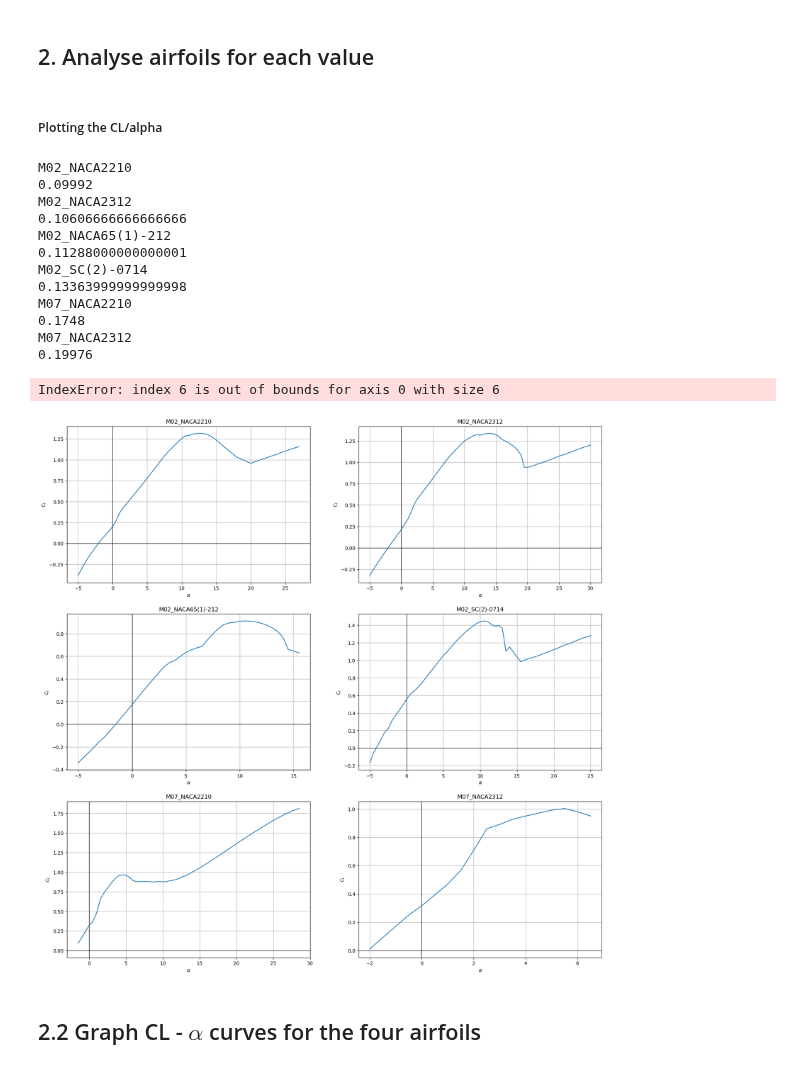
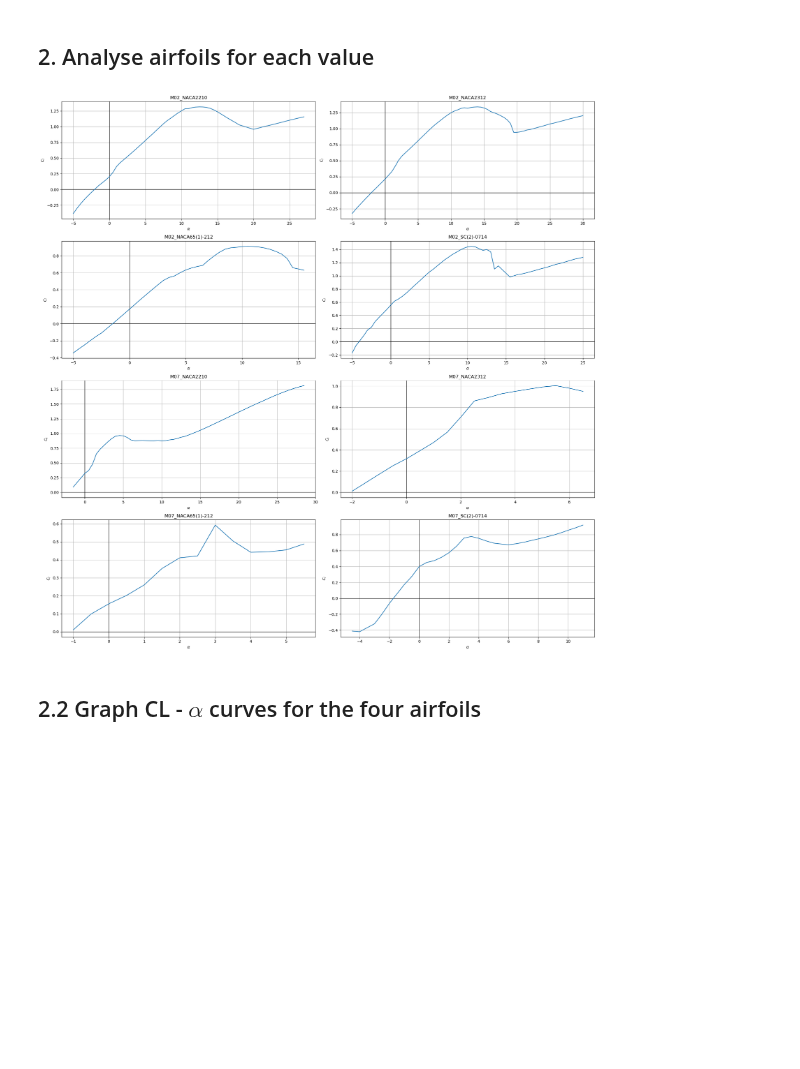
Before and after one commit to federicoangioni/AE2111-I-Aerospace-System-Design, a Jupyter notebook: WP1.1/data_analysis.ipynb, the cells around one changed output. Saved outputs shown, nothing was run; the diff lists cells and outputs as text; code cells hidden in the pictures; blank space fills up the shorter version.

```diff
--- a/WP1.1/data_analysis.ipynb
+++ b/WP1.1/data_analysis.ipynb
@@ -59,44 +59,28 @@ for airfoilname in airfoils:
 files = os.listdir("airfoils/csv")
 # %% [markdown]
 ## 2. Analyse airfoils for each value
-# %% [markdown]
-##### Plotting the CL/alpha
 # %%
-fig, axs = plt.subplots(3, 2,figsize=(20, 20))
+fig, axs = plt.subplots(4, 2,figsize=(20, 20))
 for index, file in enumerate(files):
     df = pd.read_csv(os.path.join("airfoils/csv", file))
-
     axs.flat[index].grid(True)
     axs.flat[index].set_xlabel("$\\alpha$")
     axs.flat[index].set_ylabel("$C_l$")
     #axs.flat[index].set_xlim(-5, 10)
 
     axs.flat[index].set_title(f'{file[:-4]}')
     axs.flat[index].axhline(linewidth=1, color="k")
     axs.flat[index].axvline(linewidth=1, color="k")
 
-    print(file[:-4])
-    print((df["CL"][10] - df["CL"][5])/(df["alpha"][10] - df["alpha"][5]))
+
+    # print((df["CL"][10] - df["CL"][5])/(df["alpha"][10] - df["alpha"][5]))
     axs.flat[index].plot(df["alpha"], df["CL"])
 
 
 plt.tight_layout()
 plt.show()
 # %% [output]
-M02_NACA2210
-0.09992
-M02_NACA2312
-0.10606666666666666
-M02_NACA65(1)-212
-0.11288000000000001
-M02_SC(2)-0714
-0.13363999999999998
-M07_NACA2210
-0.1748
-M07_NACA2312
-0.19976
-IndexError: index 6 is out of bounds for axis 0 with size 6
-[figure, old version]
+[figure, new version]
 # %% [markdown]
 ## 2.2 Graph CL - $\alpha$ curves for the four airfoils
 # %% [markdown]
```
Also changed, not shown: parts of 1 cell of this notebook, 7 other files.
